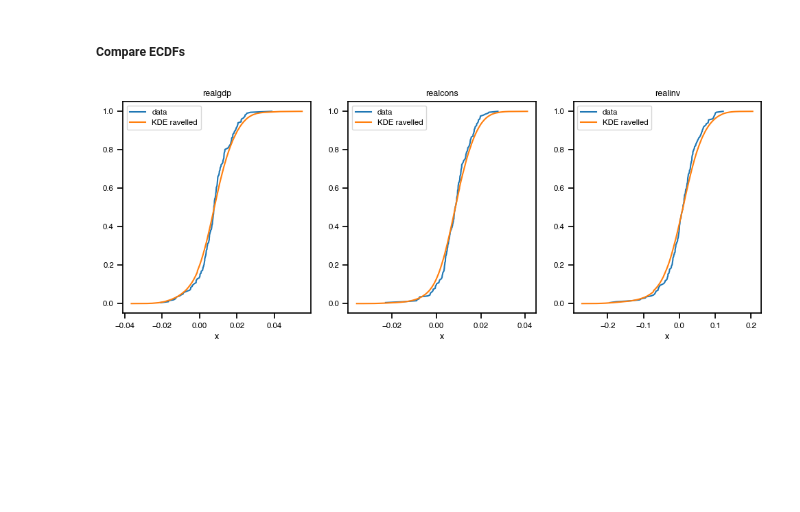
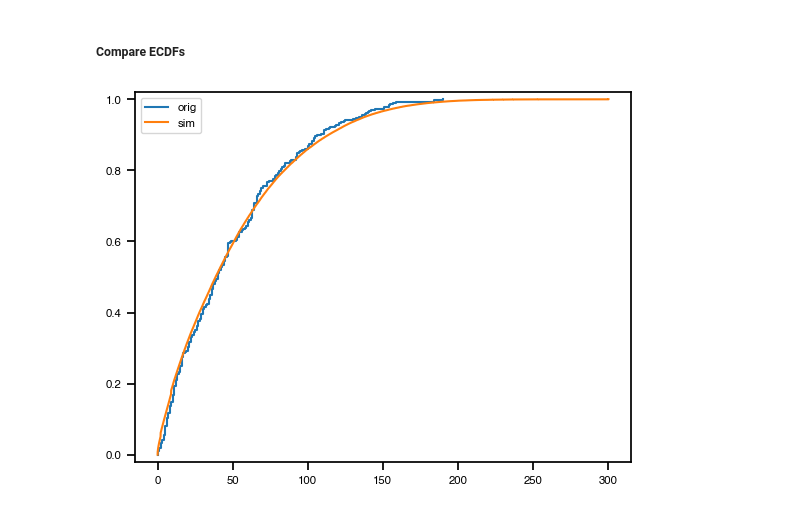
Before and after one commit to MutaharChalmers/kdetools, a Jupyter notebook: docs/KDEs for time series.ipynb, the cells around one changed output. Drawn from its saved outputs; the diff is of its cells as text; code cells hidden in the pictures; blank space fills up the shorter version.

```diff
--- a/docs/KDEs for time series.ipynb
+++ b/docs/KDEs for time series.ipynb
@@ -153,14 +141,9 @@ K-S test p-value: 0.2797
 # %% [markdown]
 ##### Compare ECDFs
-# %%
-ecdf = kt.kdecdf()
-
-fig, axes = plt.subplots(1, 3, figsize=(12,4))
-for i in range(3):
-    ax = axes[i]
-    v = data.columns[i]
-    pd.DataFrame({'x': data[v], 'ecdf': ecdf.calc_ecdf(data[v])}).sort_values('x').plot('x', 'ecdf', label='data', ax=ax)
-    pd.DataFrame({'x': sims_ravelled[v], 'ecdf': ecdf.calc_ecdf(sims_ravelled[v])}).sort_values('x').plot('x', 'ecdf', label='KDE ravelled', ax=ax)
-    ax.set_title(v);
-# %% [output]
-[figure, removed]
+# %%
+fig, ax = plt.subplots()
+ax.ecdf(sspot['SUNACTIVITY'], label='orig')
+ax.ecdf(sims.ravel(), label='sim')
+ax.set_ylim((-0.02, 1.02)); ax.legend();
+# %% [output]
+[figure, added]
```
Also changed, not shown: parts of 37 cells of this notebook.
